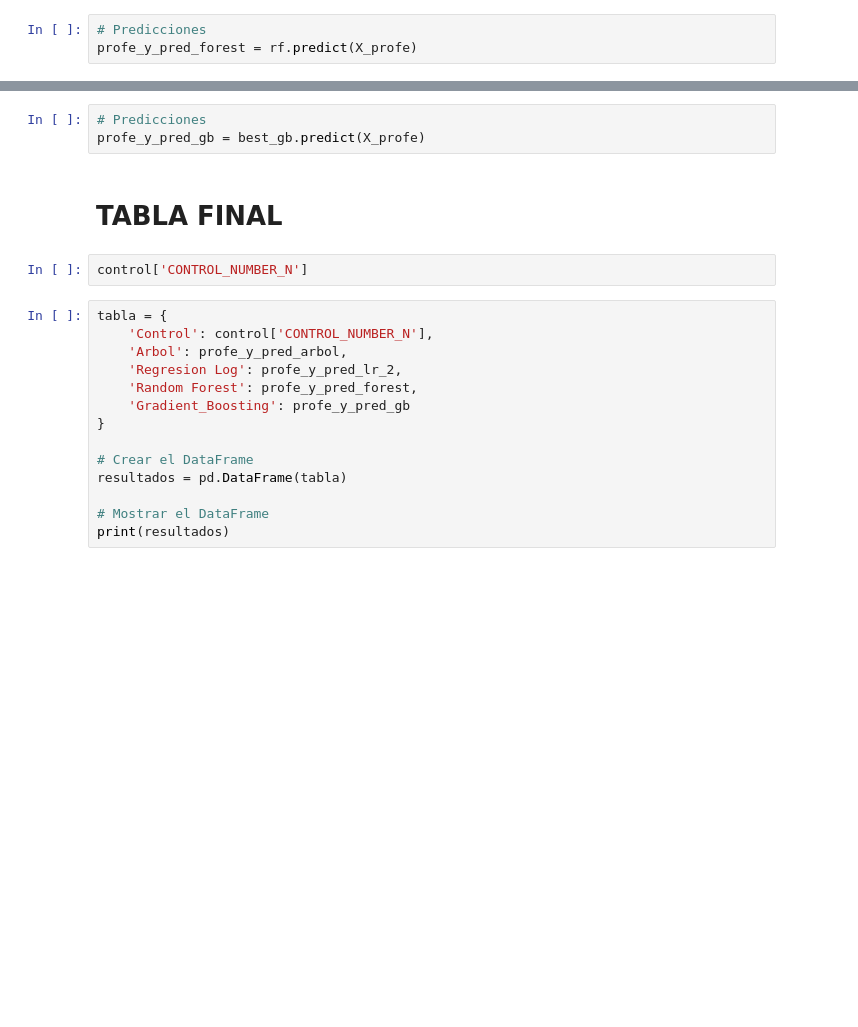
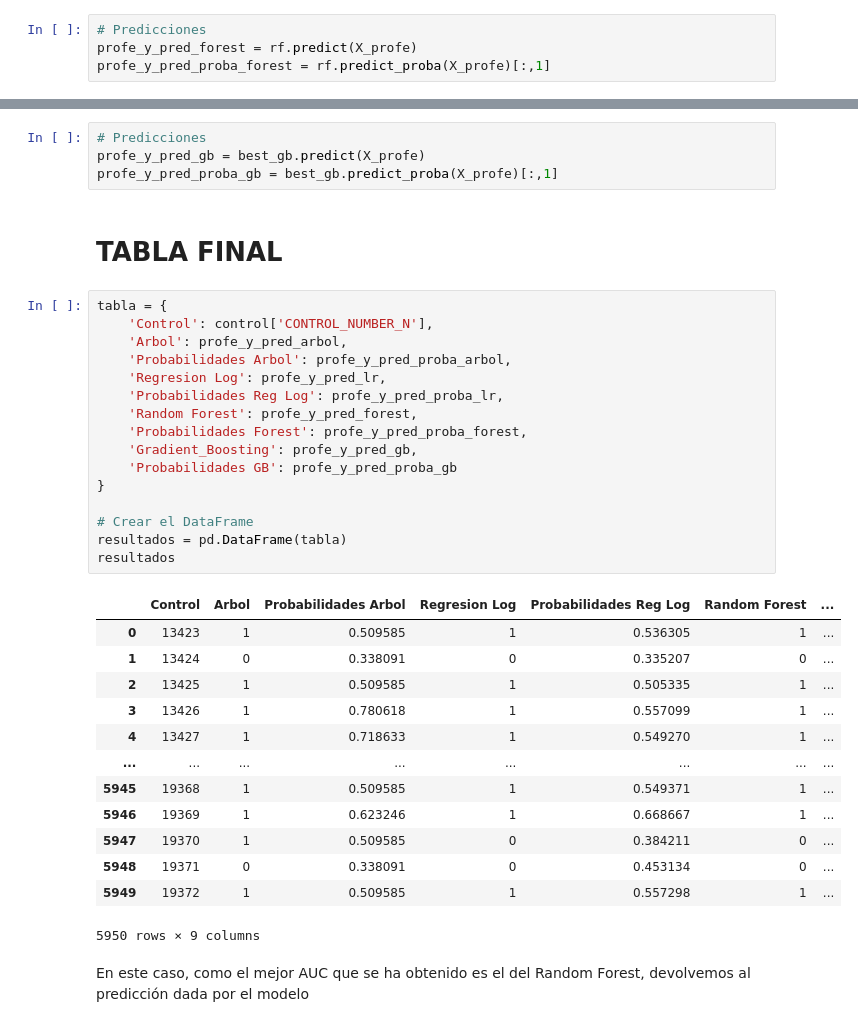
Before and after one commit to sofiamacein/MDAT, a Jupyter notebook: Donativos_Models.ipynb, the cells around one changed output, grey strips where cells are left out. Cells and saved outputs as stored; diff of their text form; blank space fills up the shorter version.

```diff
--- a/Donativos_Models.ipynb
+++ b/Donativos_Models.ipynb
@@ -353,6 +388,7 @@ mostrar_resultados2(y_test, y_pred_forest)
 # %%
 # Predicciones
 profe_y_pred_forest = rf.predict(X_profe)
+profe_y_pred_proba_forest = rf.predict_proba(X_profe)[:,1]
 # %% [markdown]
 ## 2.4 Gradient Boosting
 # %% [markdown]
@@ -403,21 +455,38 @@ mostrar_resultados2(y_test, y_pred_gb)
 # %%
 # Predicciones
 profe_y_pred_gb = best_gb.predict(X_profe)
+profe_y_pred_proba_gb = best_gb.predict_proba(X_profe)[:,1]
 # %% [markdown]
 # TABLA FINAL
-# %%
-control['CONTROL_NUMBER_N']
 # %%
 tabla = {
     'Control': control['CONTROL_NUMBER_N'],
     'Arbol': profe_y_pred_arbol,
-    'Regresion Log': profe_y_pred_lr_2,
+    'Probabilidades Arbol': profe_y_pred_proba_arbol,
+    'Regresion Log': profe_y_pred_lr,
+    'Probabilidades Reg Log': profe_y_pred_proba_lr,
     'Random Forest': profe_y_pred_forest,
-    'Gradient_Boosting': profe_y_pred_gb
+    'Probabilidades Forest': profe_y_pred_proba_forest,
+    'Gradient_Boosting': profe_y_pred_gb,
+    'Probabilidades GB': profe_y_pred_proba_gb
 }
 
 # Crear el DataFrame
 resultados = pd.DataFrame(tabla)
-
-# Mostrar el DataFrame
-print(resultados)
+resultados
+# %% [output]
+|  | Control | Arbol | Probabilidades Arbol | Regresion Log | Probabilidades Reg Log | Random Forest | ... |
+| 0 | 13423 | 1 | 0.509585 | 1 | 0.536305 | 1 | ... |
+| 1 | 13424 | 0 | 0.338091 | 0 | 0.335207 | 0 | ... |
+| 2 | 13425 | 1 | 0.509585 | 1 | 0.505335 | 1 | ... |
+| 3 | 13426 | 1 | 0.780618 | 1 | 0.557099 | 1 | ... |
+| 4 | 13427 | 1 | 0.718633 | 1 | 0.549270 | 1 | ... |
+| ... | ... | ... | ... | ... | ... | ... | ... |
+| 5945 | 19368 | 1 | 0.509585 | 1 | 0.549371 | 1 | ... |
+| 5946 | 19369 | 1 | 0.623246 | 1 | 0.668667 | 1 | ... |
+| 5947 | 19370 | 1 | 0.509585 | 0 | 0.384211 | 0 | ... |
+| 5948 | 19371 | 0 | 0.338091 | 0 | 0.453134 | 0 | ... |
+| 5949 | 19372 | 1 | 0.509585 | 1 | 0.557298 | 1 | ... |
+5950 rows × 9 columns
+# %% [markdown]
+En este caso, como el mejor AUC que se ha obtenido es el del Random Forest, devolvemos al predicción dada por el modelo
```
Also changed, not shown: parts of 17 cells of this notebook.
